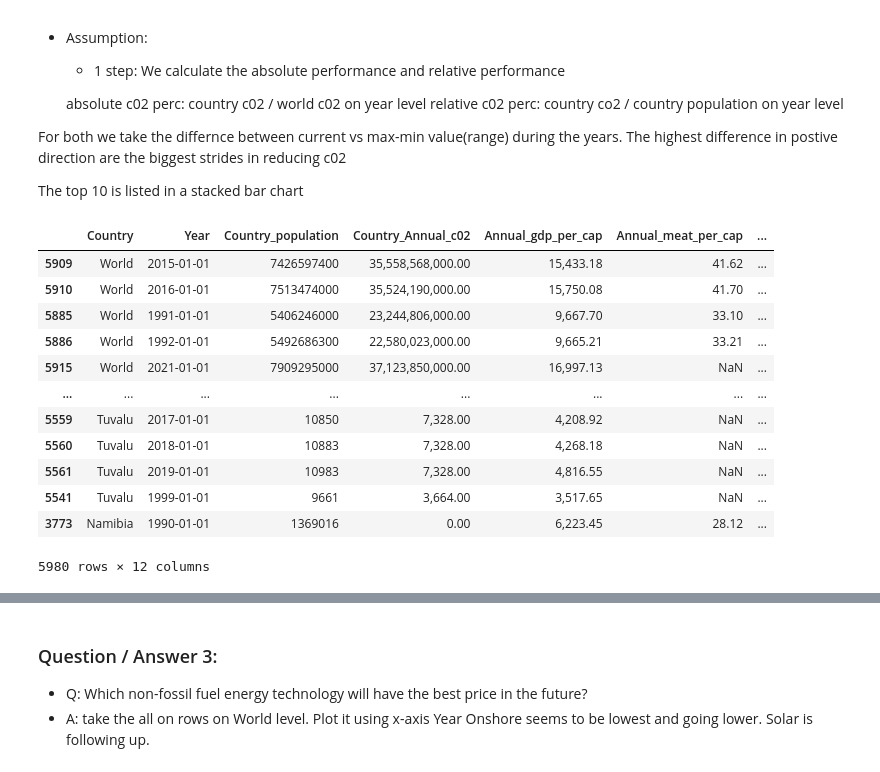
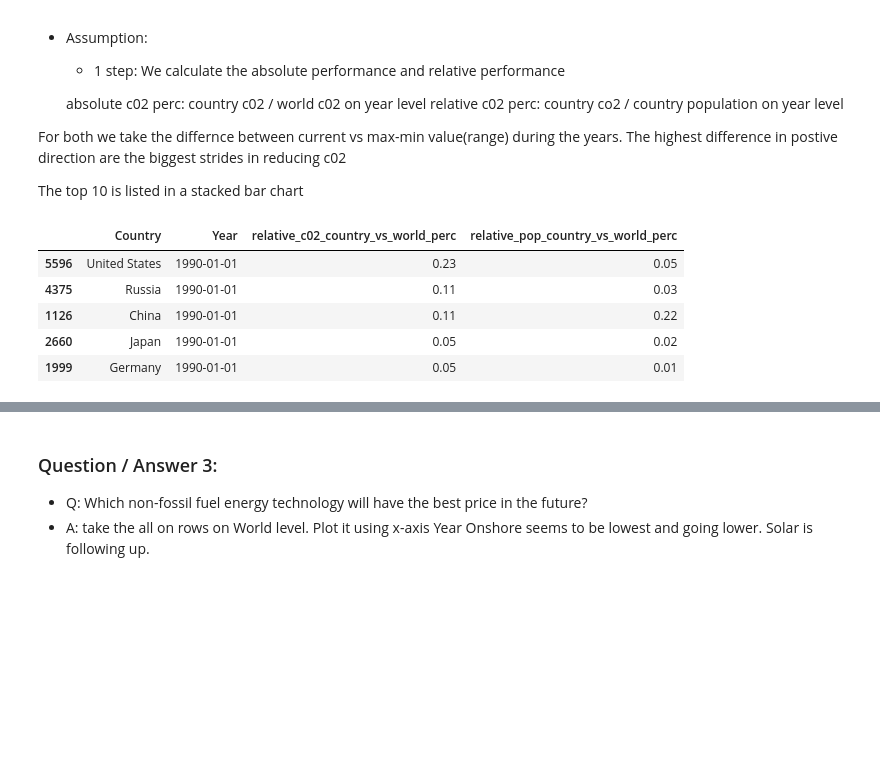
Before and after one commit to ayuksekdag/winacademy_python_dna, a Jupyter notebook: final_assignment/final_co2Project.ipynb, the cells around one changed output, grey strips where cells are left out. Cells and saved outputs as stored; diff of their text form; code cells hidden in the pictures; blank space fills up the shorter version.

```diff
--- a/final_assignment/final_co2Project.ipynb
+++ b/final_assignment/final_co2Project.ipynb
@@ -130,7 +114,7 @@ meat_cap_prep = meat_cap_prep[meat_cap_prep['Annual_meat_per_cap'].notnull()].co
 meat_cap_prep['Year'] = pd.to_datetime(meat_cap_prep['Year'], format='%Y')
 
 # c02 on world level
-world_c02 = c02_ann_prep[['Country','Year','Country_Annual_c02']][c02_ann_prep['Country']=='World'].copy()
+world_c02 = c02_ann_prep[['Year','Country_Annual_c02']][c02_ann_prep['Country']=='World'].copy()
 #rename column
 world_c02.rename(columns={'Country_Annual_c02': 'World_Annual_c02'}, inplace=True)
 
@@ -139,6 +123,21 @@ world_pop = pop_ann_prep[['Country','Year','Country_population']][pop_ann_prep['
 #rename column
 world_pop.rename(columns={'Country_population': 'World_population'}, inplace=True)
 
+
+list_of_exclude_countries = [
+     'Land-locked developing countries (LLDC)',
+     'Least developed countries', 'Less developed regions',
+     'Less developed regions, excluding China',
+     'Less developed regions, excluding least developed countries',
+     'Low-income countries', 'Lower-middle-income countries',
+     'World','High-income countries','Upper-middle-income countries'
+]
+
+#remove row where Country = World or High-income countries
+pop_ann_prep = pop_ann_prep[~pop_ann_prep['Country'].isin(list_of_exclude_countries)].copy()
+c02_ann_prep = c02_ann_prep[~c02_ann_prep['Country'].isin(list_of_exclude_countries)].copy()
+gdp_cap_prep = gdp_cap_prep[~gdp_cap_prep['Country'].isin(list_of_exclude_countries)].copy()
+
 # meat dataset needs cleaned before joining to avoid cartesian product
 print(f' \n grootte pop_ann_prep  {pop_ann_prep.shape}')
 print(f' \n grootte c02_ann_prep {c02_ann_prep.shape}')
@@ -318,43 +317,41 @@ The top 10 is listed in a stacked bar chart
 # %%
 c02_reduction_champs_prep = pop_ann_c02_gdp_meat_prep.copy()
 
 c02_champs_world_c02 = (
     pd.merge(c02_reduction_champs_prep , world_c02 , how="left", on=['Year'], suffixes=('', '_y'))
     .filter(regex="^(?!.*_y)")
 )
 
 c02_champs = (
     pd.merge(c02_champs_world_c02 , world_pop , how="left", on=['Year'], suffixes=('', '_y'))
     .filter(regex="^(?!.*_y)")
 )
 
 #calculate relative_c02_percentage
 c02_champs['relative_c02_country_vs_world_perc'] = (c02_champs['Country_Annual_c02'] / c02_champs['World_Annual_c02'])
 
 
 #calculate relative_c02_percentage
 c02_champs['relative_pop_country_vs_world_perc'] = (c02_champs['Country_population'] / c02_champs['World_population'])
 
 #highest difference
 
-c02_champs['diff'] = c02_champs['relative_c02_country_vs_world_perc'] - c02_champs['relative_pop_country_vs_world_perc']
+
+c02_champ3_1990 = c02_champs[c02_champs['Year'].isin(['1990-01-01'])][['Country','Year','relative_c02_country_vs_world_perc','relative_pop_country_vs_world_perc']]
 
 
+top5 = (c02_champ3_1990
+  .sort_values(['relative_c02_country_vs_world_perc','relative_pop_country_vs_world_perc'],ascending=False)
+  .groupby(['Country','Year'])
+  .head(5)
+)
 
-c02_champs.sort_values(['relative_c02_country_vs_world_perc'],ascending=False).groupby(['Country', 'Year']).head(3)
 
-# c02_champs[c02_champs['Country']=='China'][['Country','Year','relative_c02_country_vs_world_perc', 'relative_pop_country_vs_world_perc','diff']].plot(x='Year')
+top5.head(5)
 # %% [output]
-|  | Country | Year | Country_population | Country_Annual_c02 | Annual_gdp_per_cap | Annual_meat_per_cap | ... |
-| 5909 | World | 2015-01-01 | 7426597400 | 35,558,568,000.00 | 15,433.18 | 41.62 | ... |
-| 5910 | World | 2016-01-01 | 7513474000 | 35,524,190,000.00 | 15,750.08 | 41.70 | ... |
-| 5885 | World | 1991-01-01 | 5406246000 | 23,244,806,000.00 | 9,667.70 | 33.10 | ... |
-| 5886 | World | 1992-01-01 | 5492686300 | 22,580,023,000.00 | 9,665.21 | 33.21 | ... |
-| 5915 | World | 2021-01-01 | 7909295000 | 37,123,850,000.00 | 16,997.13 | NaN | ... |
-| ... | ... | ... | ... | ... | ... | ... | ... |
-| 5559 | Tuvalu | 2017-01-01 | 10850 | 7,328.00 | 4,208.92 | NaN | ... |
-| 5560 | Tuvalu | 2018-01-01 | 10883 | 7,328.00 | 4,268.18 | NaN | ... |
-| 5561 | Tuvalu | 2019-01-01 | 10983 | 7,328.00 | 4,816.55 | NaN | ... |
-| 5541 | Tuvalu | 1999-01-01 | 9661 | 3,664.00 | 3,517.65 | NaN | ... |
-| 3773 | Namibia | 1990-01-01 | 1369016 | 0.00 | 6,223.45 | 28.12 | ... |
+|  | Country | Year | relative_c02_country_vs_world_perc | relative_pop_country_vs_world_perc |
+| 5596 | United States | 1990-01-01 | 0.23 | 0.05 |
+| 4375 | Russia | 1990-01-01 | 0.11 | 0.03 |
+| 1126 | China | 1990-01-01 | 0.11 | 0.22 |
+| 2660 | Japan | 1990-01-01 | 0.05 | 0.02 |
+| 1999 | Germany | 1990-01-01 | 0.05 | 0.01 |
-5980 rows × 12 columns
```
Also changed, not shown: parts of 10 cells of this notebook.
